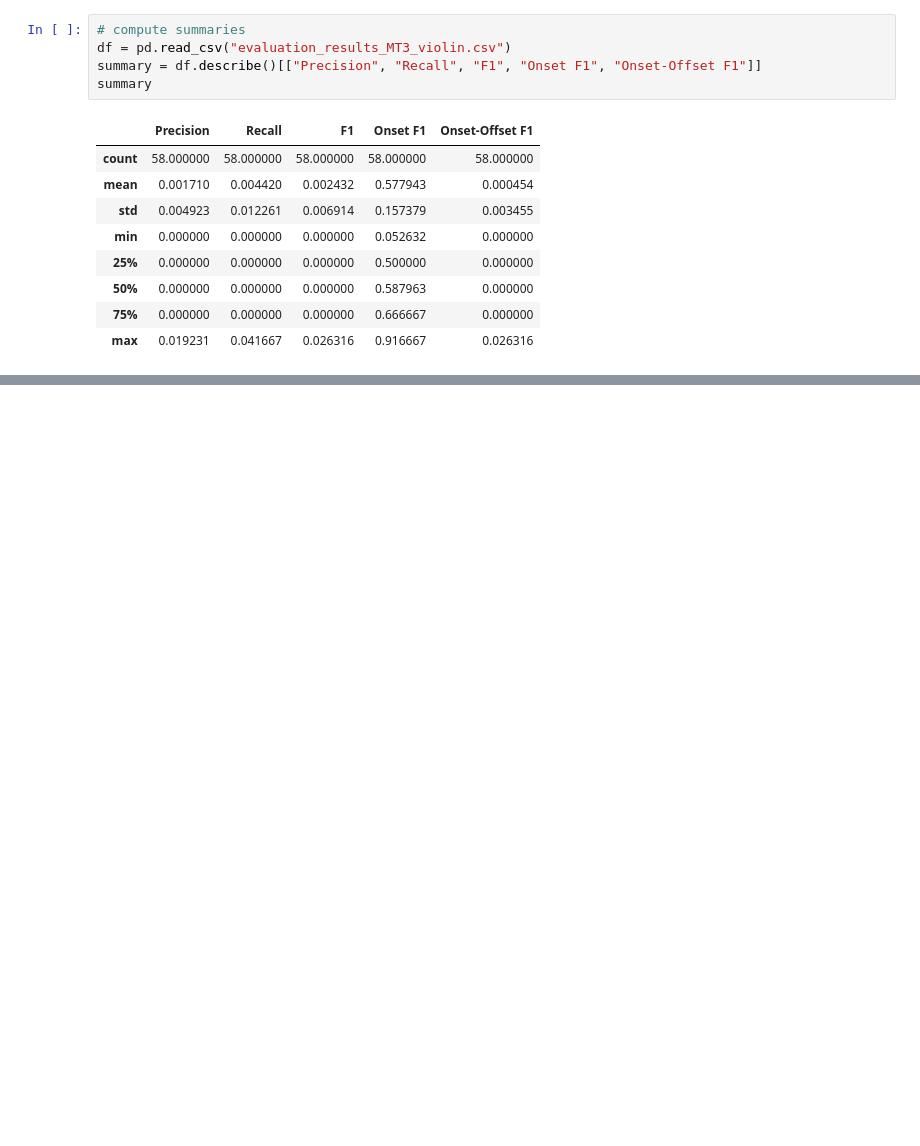
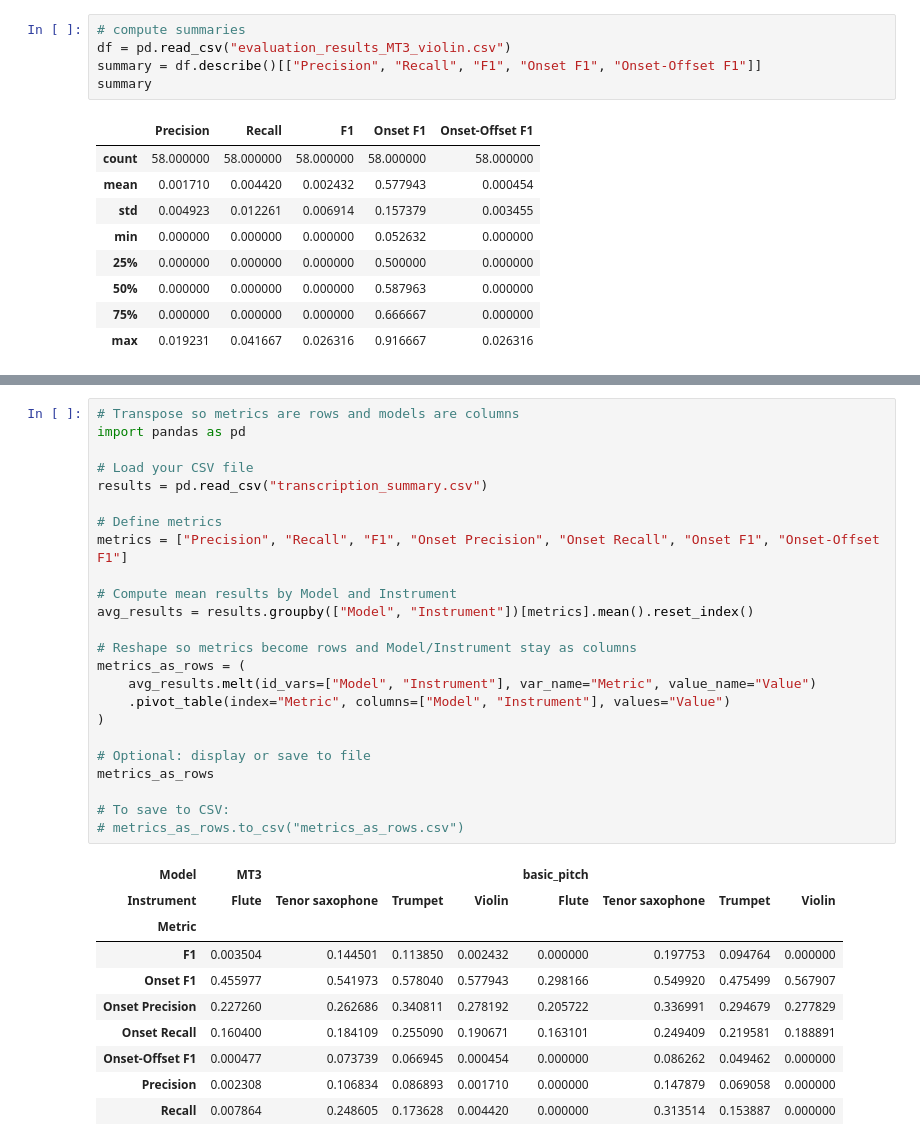
Before and after one commit to martinoywa/singing-voice-amt, a Jupyter notebook: evaluation/evaluation_report_converted.ipynb, the cells around one changed output, grey strips where cells are left out. Saved outputs shown, nothing was run; the diff lists cells and outputs as text; blank space fills up the shorter version.

```diff
--- a/evaluation/evaluation_report_converted.ipynb
+++ b/evaluation/evaluation_report_converted.ipynb
@@ -216,0 +415,35 @@ summary
+# %%
+# Transpose so metrics are rows and models are columns
+import pandas as pd
+
+# Load your CSV file
+results = pd.read_csv("transcription_summary.csv")
+
+# Define metrics
+metrics = ["Precision", "Recall", "F1", "Onset Precision", "Onset Recall", "Onset F1", "Onset-Offset F1"]
+
+# Compute mean results by Model and Instrument
+avg_results = results.groupby(["Model", "Instrument"])[metrics].mean().reset_index()
+
+# Reshape so metrics become rows and Model/Instrument stay as columns
+metrics_as_rows = (
+    avg_results.melt(id_vars=["Model", "Instrument"], var_name="Metric", value_name="Value")
+    .pivot_table(index="Metric", columns=["Model", "Instrument"], values="Value")
+)
+
+# Optional: display or save to file
+metrics_as_rows
+
+# To save to CSV:
+# metrics_as_rows.to_csv("metrics_as_rows.csv")
+# %% [output]
+| Model | MT3 |  |  |  | basic_pitch |  |  |  |
+| Instrument | Flute | Tenor saxophone | Trumpet | Violin | Flute | Tenor saxophone | Trumpet | Violin |
+| Metric |  |  |  |  |  |  |  |  |
+| F1 | 0.003504 | 0.144501 | 0.113850 | 0.002432 | 0.000000 | 0.197753 | 0.094764 | 0.000000 |
+| Onset F1 | 0.455977 | 0.541973 | 0.578040 | 0.577943 | 0.298166 | 0.549920 | 0.475499 | 0.567907 |
+| Onset Precision | 0.227260 | 0.262686 | 0.340811 | 0.278192 | 0.205722 | 0.336991 | 0.294679 | 0.277829 |
+| Onset Recall | 0.160400 | 0.184109 | 0.255090 | 0.190671 | 0.163101 | 0.249409 | 0.219581 | 0.188891 |
+| Onset-Offset F1 | 0.000477 | 0.073739 | 0.066945 | 0.000454 | 0.000000 | 0.086262 | 0.049462 | 0.000000 |
+| Precision | 0.002308 | 0.106834 | 0.086893 | 0.001710 | 0.000000 | 0.147879 | 0.069058 | 0.000000 |
+| Recall | 0.007864 | 0.248605 | 0.173628 | 0.004420 | 0.000000 | 0.313514 | 0.153887 | 0.000000 |
```
Also changed, not shown: parts of 5 cells of this notebook, 1 other file.
